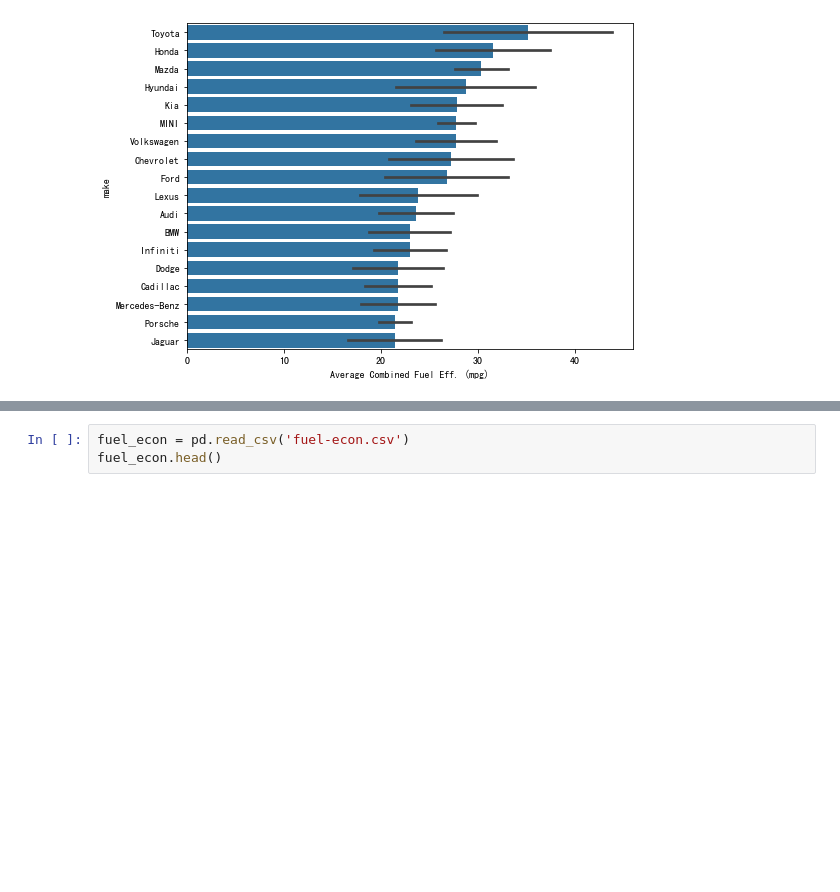
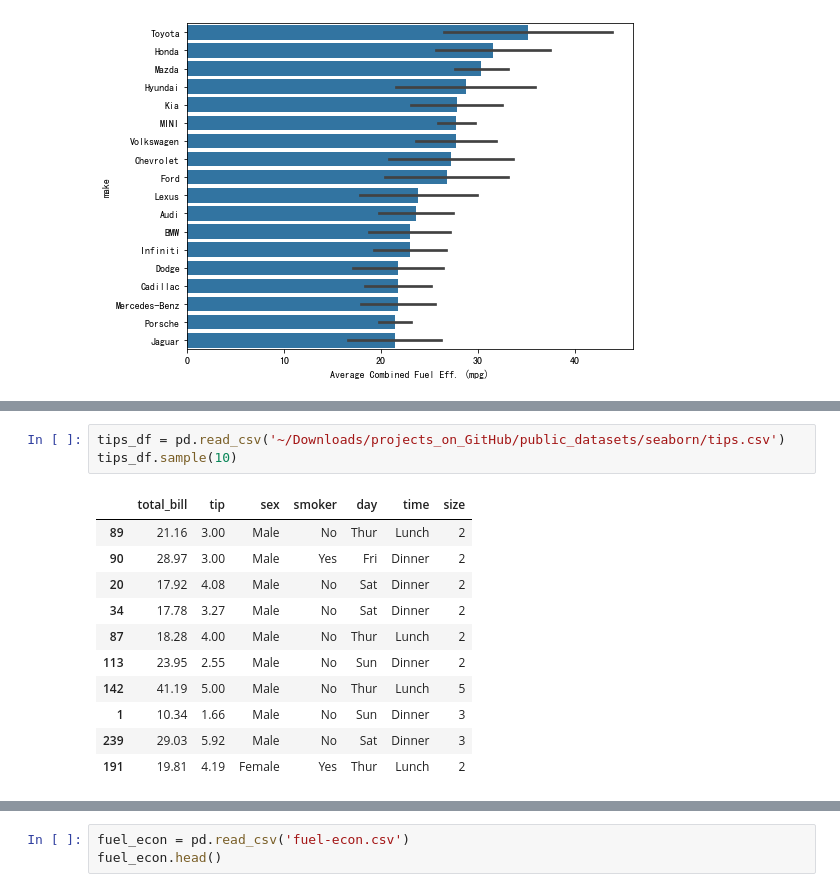
Before and after one commit to Alex-YuZ/Visualization-Using-Python, a Jupyter notebook: Bar_Chart.ipynb, the cells around one changed output, grey strips where cells are left out. Drawn from its saved outputs; the diff is of its cells as text; blank space fills up the shorter version.

```diff
--- a/Bar_Chart.ipynb
+++ b/Bar_Chart.ipynb
@@ -431,0 +453,15 @@ In a clustered bar chart, bars are organized into clusters based on levels of th
+# %%
+tips_df = pd.read_csv('~/Downloads/projects_on_GitHub/public_datasets/seaborn/tips.csv')
+tips_df.sample(10)
+# %% [output]
+|  | total_bill | tip | sex | smoker | day | time | size |
+| 89 | 21.16 | 3.00 | Male | No | Thur | Lunch | 2 |
+| 90 | 28.97 | 3.00 | Male | Yes | Fri | Dinner | 2 |
+| 20 | 17.92 | 4.08 | Male | No | Sat | Dinner | 2 |
+| 34 | 17.78 | 3.27 | Male | No | Sat | Dinner | 2 |
+| 87 | 18.28 | 4.00 | Male | No | Thur | Lunch | 2 |
+| 113 | 23.95 | 2.55 | Male | No | Sun | Dinner | 2 |
+| 142 | 41.19 | 5.00 | Male | No | Thur | Lunch | 5 |
+| 1 | 10.34 | 1.66 | Male | No | Sun | Dinner | 3 |
+| 239 | 29.03 | 5.92 | Male | No | Sat | Dinner | 3 |
+| 191 | 19.81 | 4.19 | Female | Yes | Thur | Lunch | 2 |
```
Also changed, not shown: parts of 8 cells of this notebook.
